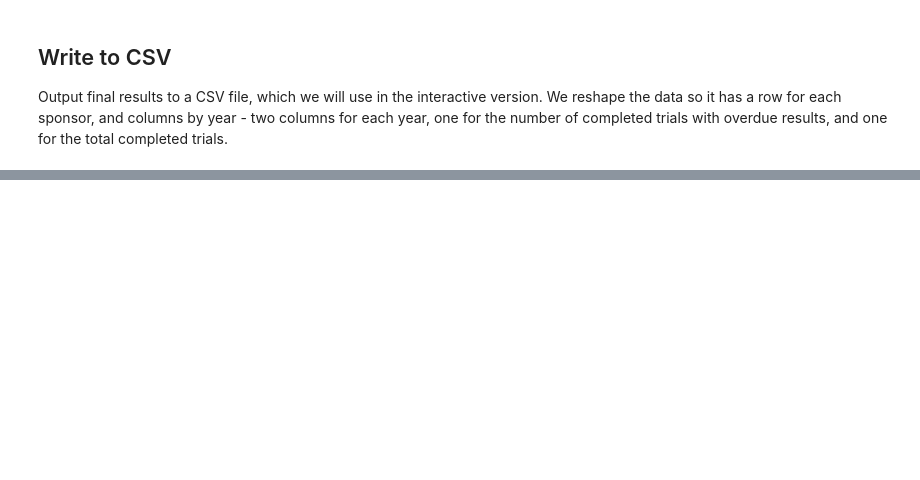
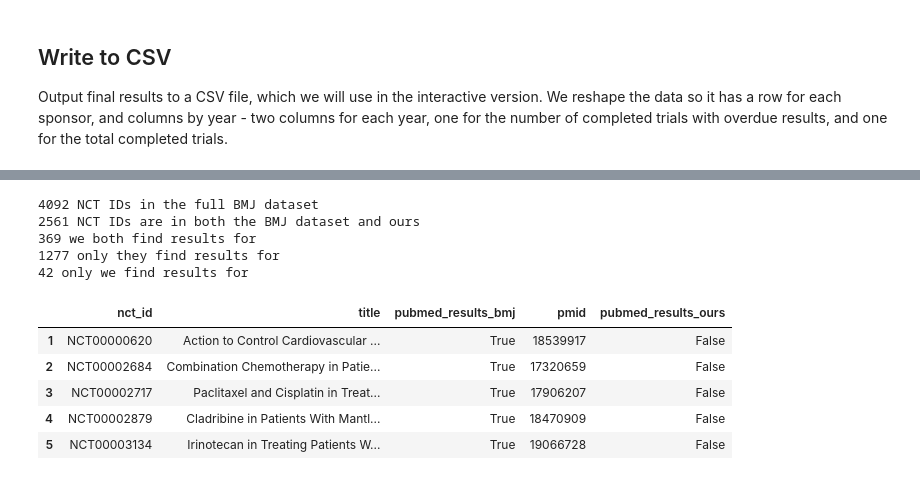
Before and after one commit to ebmdatalab/trialstracker, a Jupyter notebook: data/Examine unreported trials on ClinicalTrials.gov.ipynb, the cells around one changed output, grey strips where cells are left out. Saved outputs shown, nothing was run; the diff lists cells and outputs as text; code cells hidden in the pictures; blank space fills up the shorter version.

Commit message:
Add comparison with BMJ data

```diff
--- a/data/Examine unreported trials on ClinicalTrials.gov.ipynb
+++ b/data/Examine unreported trials on ClinicalTrials.gov.ipynb
@@ -64,7 +64,7 @@ if REGENERATE_SUMMARY:
                   'lead_sponsor', 'lead_sponsor_class',
                   'collaborator', 'collaborator_class',
                   'phase', 'locations', 'has_drug_intervention', 'drugs',
-                  'disposition_date', 'results_date', 'results_pmids',
+                  'disposition_date', 'results_date',
                   'enrollment']
     trials = csv.DictWriter(open(fname, 'wb'), fieldnames=fieldnames)
     trials.writeheader()
@@ -91,7 +91,8 @@ if REGENERATE_SUMMARY:
         data['study_type'] = d('study_type').text()
         data['completion_date'] = d('primary_completion_date').text()
         data['results_date'] = d('firstreceived_results_date').text()
-        data['results_pmids'] = d('results_reference PMID').text()  # Not used, see below.
+        # Not used, see below for discussion of this field.
+        # data['results_pmids'] = d('results_reference PMID').text()
         data['enrollment'] = d('enrollment').text()
 
         # Not currently used, but might be useful in future.
@@ -385,6 +401,6 @@ They have a higher match rate because they did manual search on keywords.
 # %%
 from openpyxl import load_workbook
 import sys
-bmj_results = load_workbook(filename = './data/chen-bmj.xlsx')
+bmj_results = load_workbook(filename = './chen-bmj.xlsx')
 # %%
 nct_ids = {}
@@ -426,0 +462,46 @@ print count_not_found, 'of the BMJ PMIDs not found in our data'
+# %%
+df_bmj = pd.Series(nct_ids).to_frame(name='pmid')
+df_bmj['pubmed_results'] = ~df_bmj.pmid.isnull()
+df_bmj.index.name = 'nct_id'
+df_bmj.reset_index(inplace=True)
+print len(df_bmj), 'NCT IDs in the full BMJ dataset'
+# df_bmj.head(20)
+
+merged_results = \
+    pd.merge(df_bmj, df_completed, #[['nct_id', 'pubmed_results']],
+             on='nct_id', how='inner', suffixes=('_bmj', '_ours'))
+
+# NB I tried this first with a left join: but 1521 out of the 4500 papers
+# just don't appear in our dataset. This seems to be because the BMJ
+# paper includes earlier-phase trials. To get a sample after a left join...
+# merged_results[merged_results.pubmed_results_ours.isnull()].head()
+
+merged_results.pubmed_results_ours.value_counts(dropna=False)
+# merged_results.head()
+print len(merged_results), 'NCT IDs are in both the BMJ dataset and ours'
+papers_both_find_pm_results = \
+    merged_results[merged_results.pubmed_results_bmj & merged_results.pubmed_results_ours]
+papers_both_find_pm_results.head()
+print len(papers_both_find_pm_results), 'we both find results for'
+papers_only_they_find_results = \
+    merged_results[merged_results.pubmed_results_bmj & ~merged_results.pubmed_results_ours]
+print len(papers_only_they_find_results), 'only they find results for'
+papers_only_we_find_results = \
+    merged_results[~merged_results.pubmed_results_bmj & merged_results.pubmed_results_ours]
+print len(papers_only_we_find_results), 'only we find results for'
+# %% [output]
+4092 NCT IDs in the full BMJ dataset
+2561 NCT IDs are in both the BMJ dataset and ours
+369 we both find results for
+1277 only they find results for
+42 only we find results for
+# %%
+cols = ['nct_id', 'title', 'pubmed_results_bmj', 'pmid', 'pubmed_results_ours']
+papers_only_they_find_results.head()[cols]
+# %% [output]
+|  | nct_id | title | pubmed_results_bmj | pmid | pubmed_results_ours |
+| 1 | NCT00000620 | Action to Control Cardiovascular ... | True | 18539917 | False |
+| 2 | NCT00002684 | Combination Chemotherapy in Patie... | True | 17320659 | False |
+| 3 | NCT00002717 | Paclitaxel and Cisplatin in Treat... | True | 17906207 | False |
+| 4 | NCT00002879 | Cladribine in Patients With Mantl... | True | 18470909 | False |
+| 5 | NCT00003134 | Irinotecan in Treating Patients W... | True | 19066728 | False |
```
Also changed, not shown: parts of 11 cells of this notebook, 2 other files.
